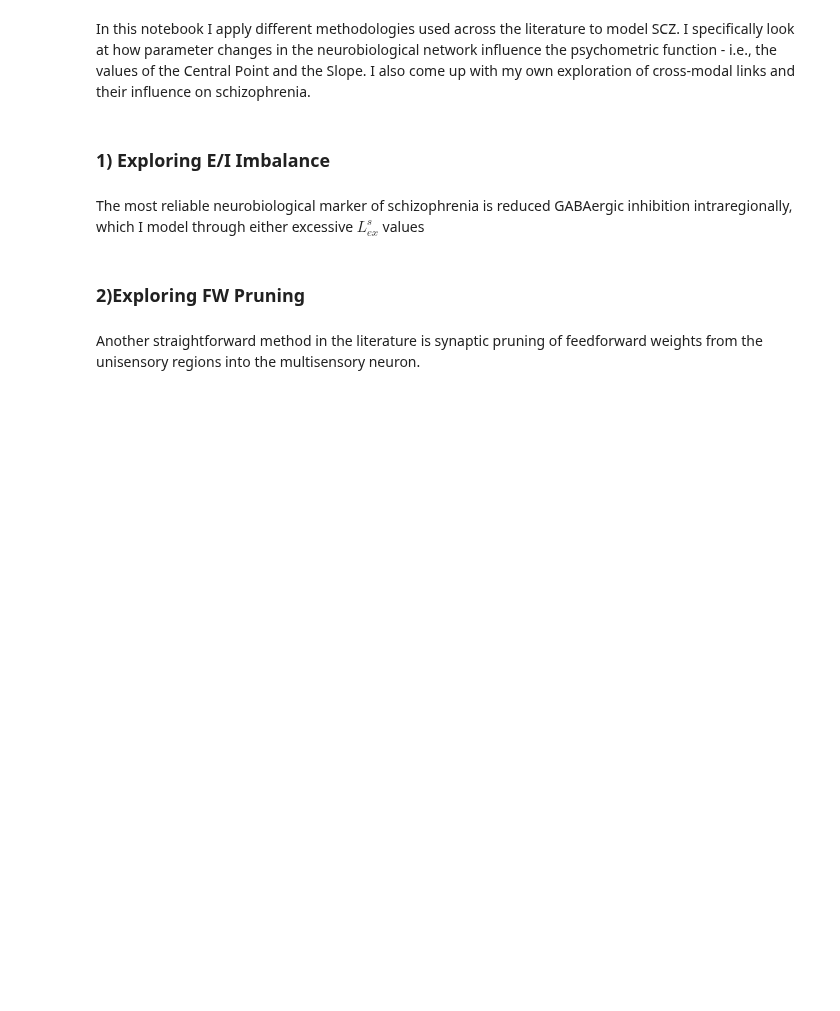
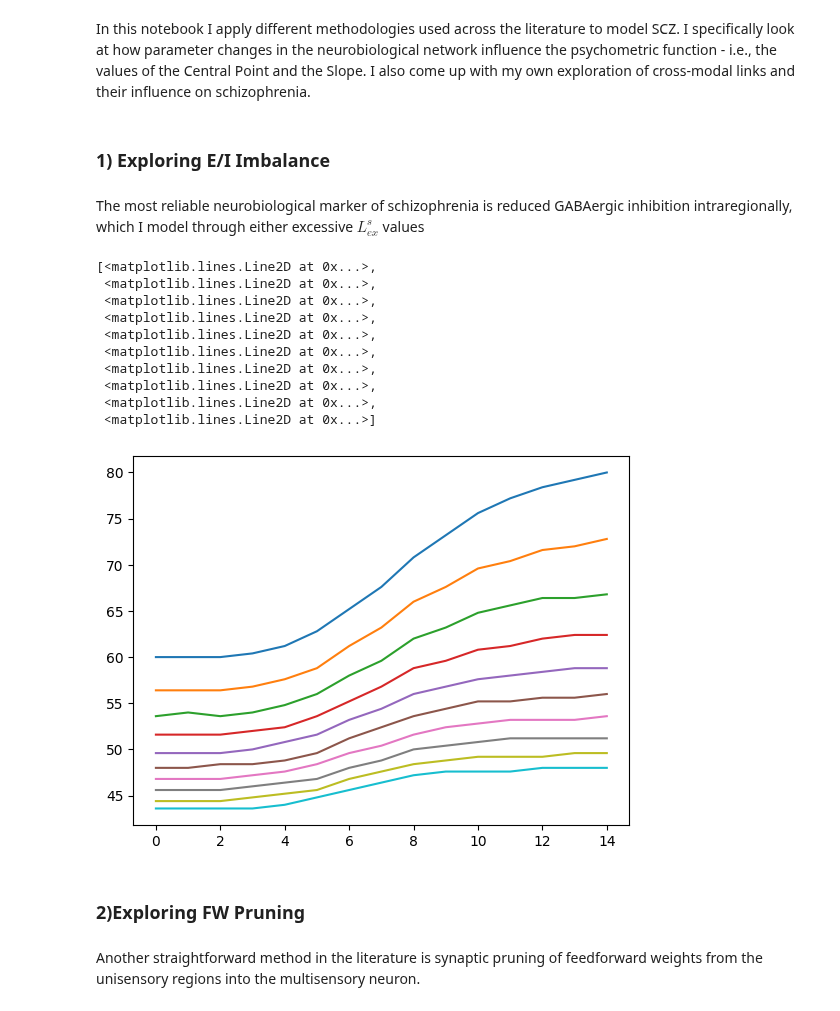
Before and after one commit to renatoparedes/SCZ_PPS_Expansion_Model, a Jupyter notebook: FIG2_SCZ_Parameter_Exploration.ipynb, the cells around one changed output. Drawn from its saved outputs; the diff is of its cells as text; code cells hidden in the pictures; blank space fills up the shorter version.

```diff
--- a/FIG2_SCZ_Parameter_Exploration.ipynb
+++ b/FIG2_SCZ_Parameter_Exploration.ipynb
@@ -64,6 +89,20 @@ for i in range(len(LEXs)):
 np.save("drafts/Lcp.npy", Lcp)
 np.save("drafts/Lslope.npy", Lslope)
 np.save("drafts/LRT.npy", LRTs)
+# %%
+plt.plot(LRTs.T)
+# %% [output]
+[<matplotlib.lines.Line2D at 0x...>,
+ <matplotlib.lines.Line2D at 0x...>,
+ <matplotlib.lines.Line2D at 0x...>,
+ <matplotlib.lines.Line2D at 0x...>,
+ <matplotlib.lines.Line2D at 0x...>,
+ <matplotlib.lines.Line2D at 0x...>,
+ <matplotlib.lines.Line2D at 0x...>,
+ <matplotlib.lines.Line2D at 0x...>,
+ <matplotlib.lines.Line2D at 0x...>,
+ <matplotlib.lines.Line2D at 0x...>]
+[figure, added]
 # %% [markdown]
 ### 2)Exploring FW Pruning
 # %% [markdown]
```
Also changed, not shown: parts of 18 cells of this notebook, 6 other files.
